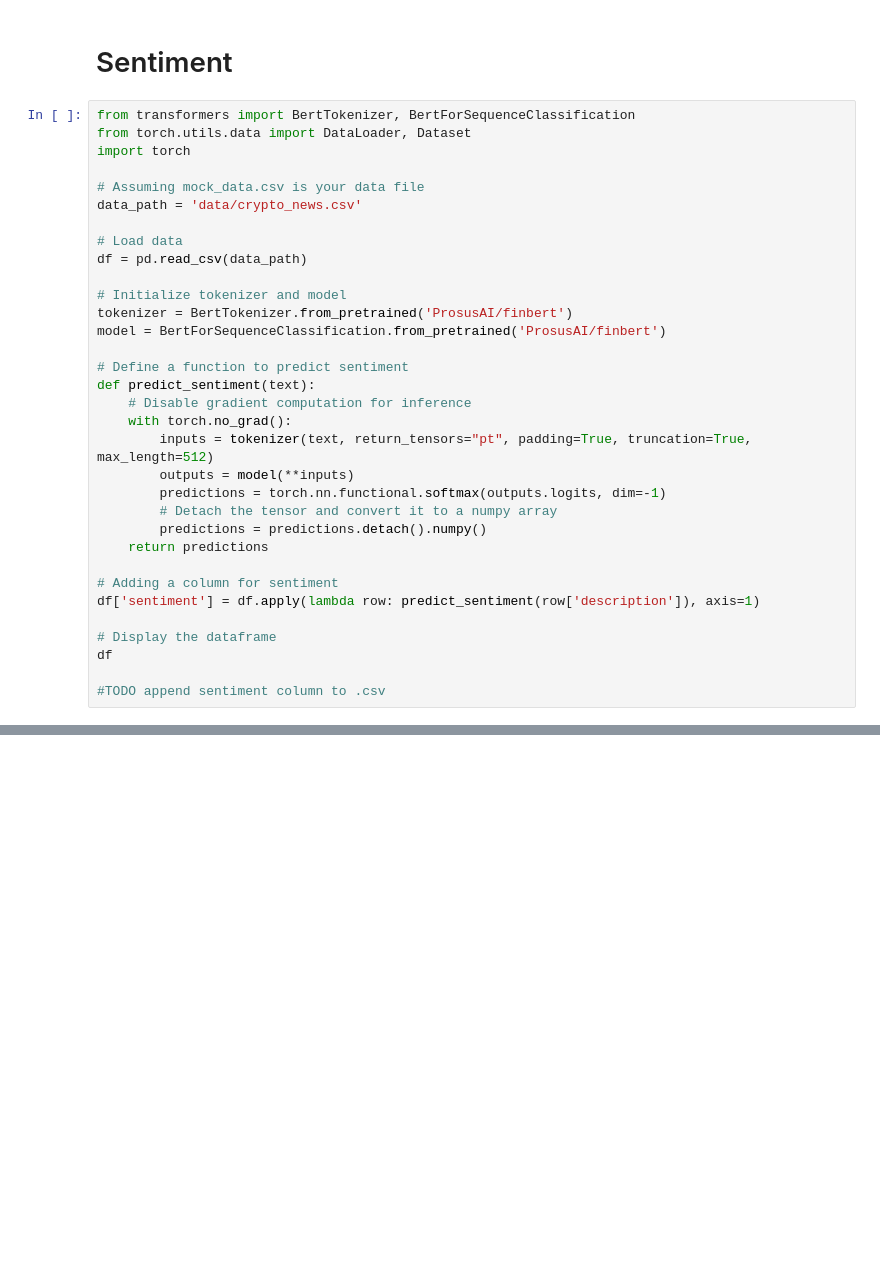
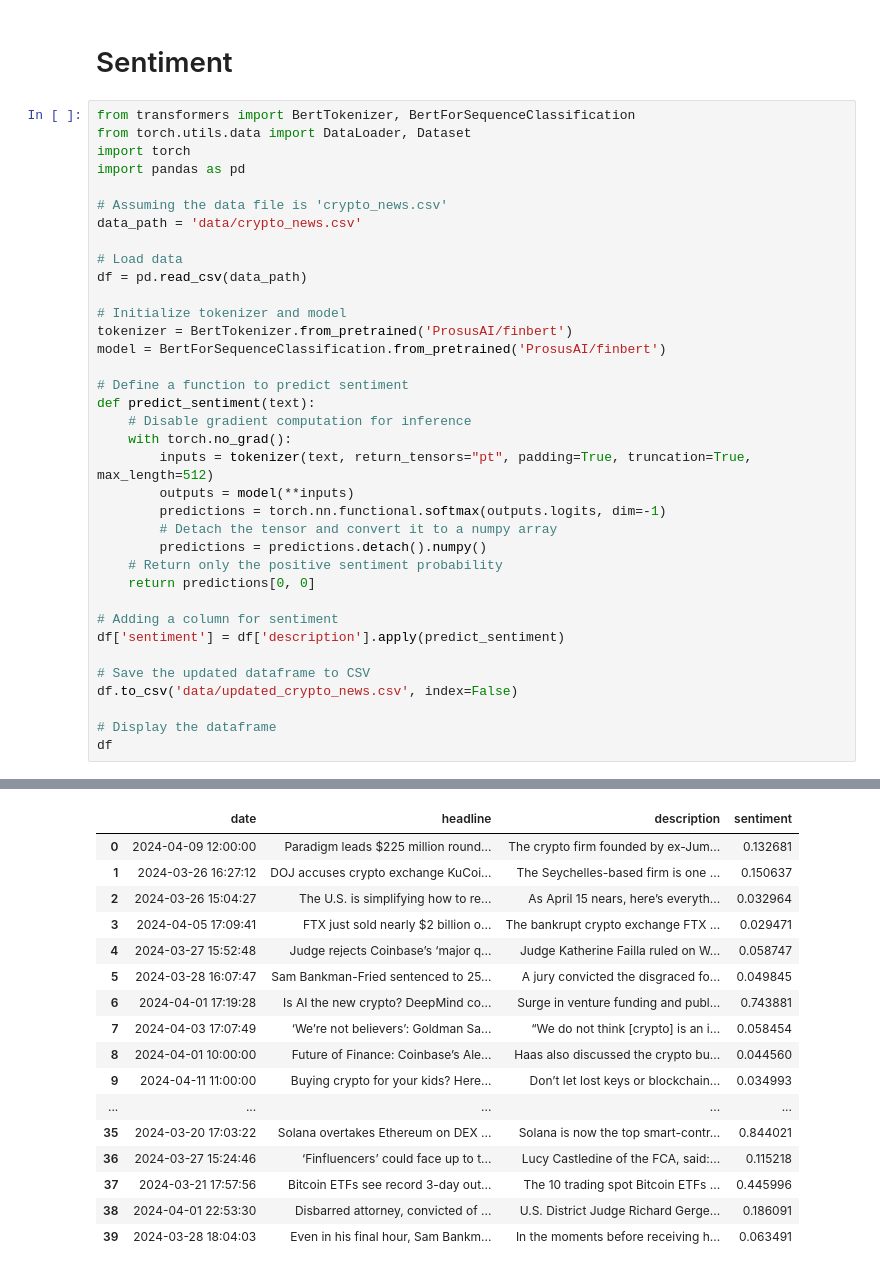
Before and after one commit to Ualh/crypto-sentiment-tracker, a Jupyter notebook: main.ipynb, the cells around one changed output, grey strips where cells are left out. Drawn from its saved outputs; the diff is of its cells as text; blank space fills up the shorter version.

```diff
--- a/main.ipynb
+++ b/main.ipynb
@@ -190,8 +229,9 @@ CSV file saved successfully
 from transformers import BertTokenizer, BertForSequenceClassification
 from torch.utils.data import DataLoader, Dataset
 import torch
+import pandas as pd
 
-# Assuming mock_data.csv is your data file
+# Assuming the data file is 'crypto_news.csv'
 data_path = 'data/crypto_news.csv'
 
 # Load data
@@ -210,13 +250,15 @@ def predict_sentiment(text):
         predictions = torch.nn.functional.softmax(outputs.logits, dim=-1)
         # Detach the tensor and convert it to a numpy array
         predictions = predictions.detach().numpy()
-    return predictions
+    # Return only the positive sentiment probability
+    return predictions[0, 0]
 
 # Adding a column for sentiment
-df['sentiment'] = df.apply(lambda row: predict_sentiment(row['description']), axis=1)
+df['sentiment'] = df['description'].apply(predict_sentiment)
+
+# Save the updated dataframe to CSV
+df.to_csv('data/updated_crypto_news.csv', index=False)
 
 # Display the dataframe
 df
-
-#TODO append sentiment column to .csv
 # %% [output]
@@ -239,0 +265,17 @@ df
+|  | date | headline | description | sentiment |
+| 0 | 2024-04-09 12:00:00 | Paradigm leads $225 million round... | The crypto firm founded by ex-Jum... | 0.132681 |
+| 1 | 2024-03-26 16:27:12 | DOJ accuses crypto exchange KuCoi... | The Seychelles-based firm is one ... | 0.150637 |
+| 2 | 2024-03-26 15:04:27 | The U.S. is simplifying how to re... | As April 15 nears, here’s everyth... | 0.032964 |
+| 3 | 2024-04-05 17:09:41 | FTX just sold nearly $2 billion o... | The bankrupt crypto exchange FTX ... | 0.029471 |
+| 4 | 2024-03-27 15:52:48 | Judge rejects Coinbase’s ‘major q... | Judge Katherine Failla ruled on W... | 0.058747 |
+| 5 | 2024-03-28 16:07:47 | Sam Bankman-Fried sentenced to 25... | A jury convicted the disgraced fo... | 0.049845 |
+| 6 | 2024-04-01 17:19:28 | Is AI the new crypto? DeepMind co... | Surge in venture funding and publ... | 0.743881 |
+| 7 | 2024-04-03 17:07:49 | ‘We’re not believers’: Goldman Sa... | “We do not think [crypto] is an i... | 0.058454 |
+| 8 | 2024-04-01 10:00:00 | Future of Finance: Coinbase’s Ale... | Haas also discussed the crypto bu... | 0.044560 |
+| 9 | 2024-04-11 11:00:00 | Buying crypto for your kids? Here... | Don’t let lost keys or blockchain... | 0.034993 |
+| ... | ... | ... | ... | ... |
+| 35 | 2024-03-20 17:03:22 | Solana overtakes Ethereum on DEX ... | Solana is now the top smart-contr... | 0.844021 |
+| 36 | 2024-03-27 15:24:46 | ‘Finfluencers’ could face up to t... | Lucy Castledine of the FCA, said:... | 0.115218 |
+| 37 | 2024-03-21 17:57:56 | Bitcoin ETFs see record 3-day out... | The 10 trading spot Bitcoin ETFs ... | 0.445996 |
+| 38 | 2024-04-01 22:53:30 | Disbarred attorney, convicted of ... | U.S. District Judge Richard Gerge... | 0.186091 |
+| 39 | 2024-03-28 18:04:03 | Even in his final hour, Sam Bankm... | In the moments before receiving h... | 0.063491 |
```
Also changed, not shown: parts of 10 cells of this notebook, 4 other files.
